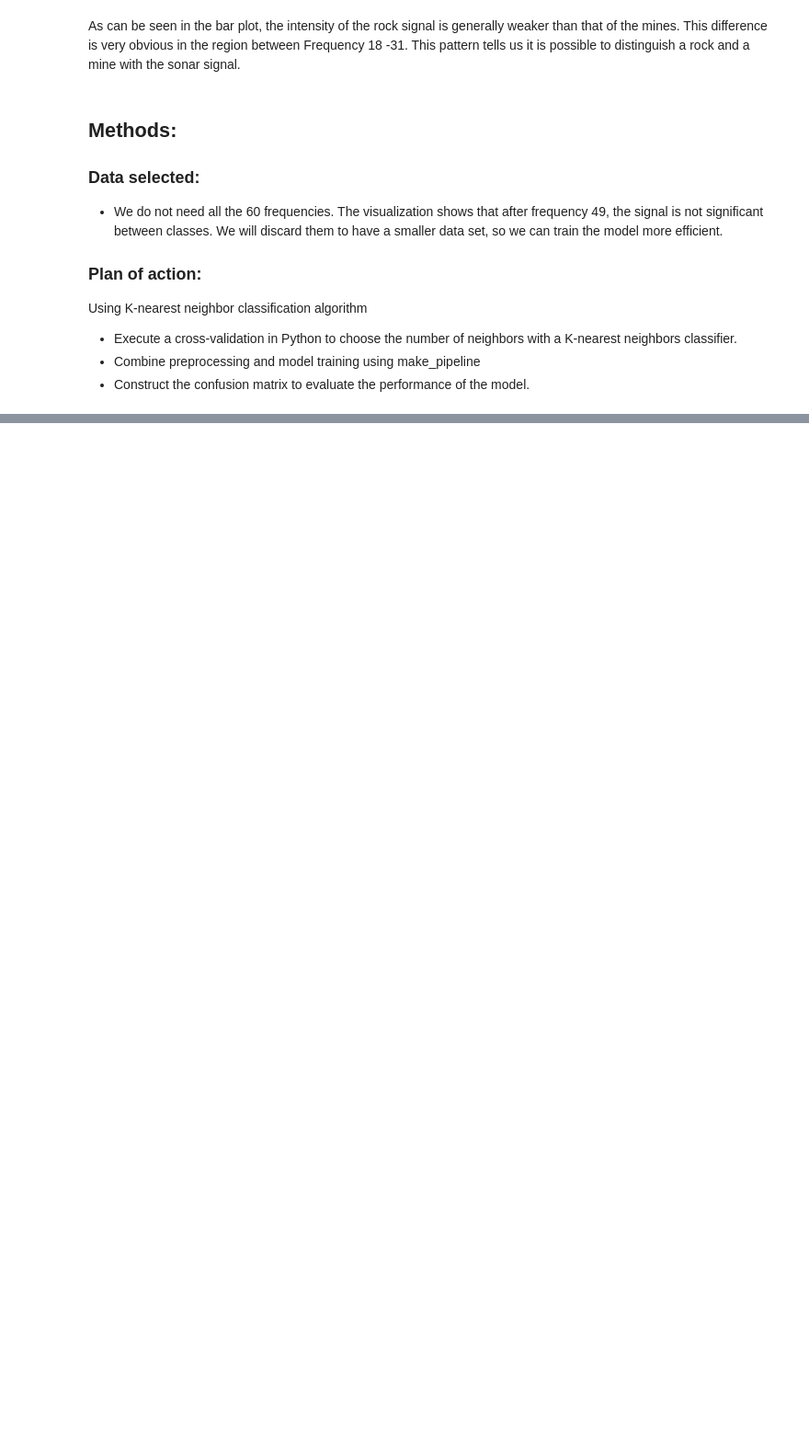
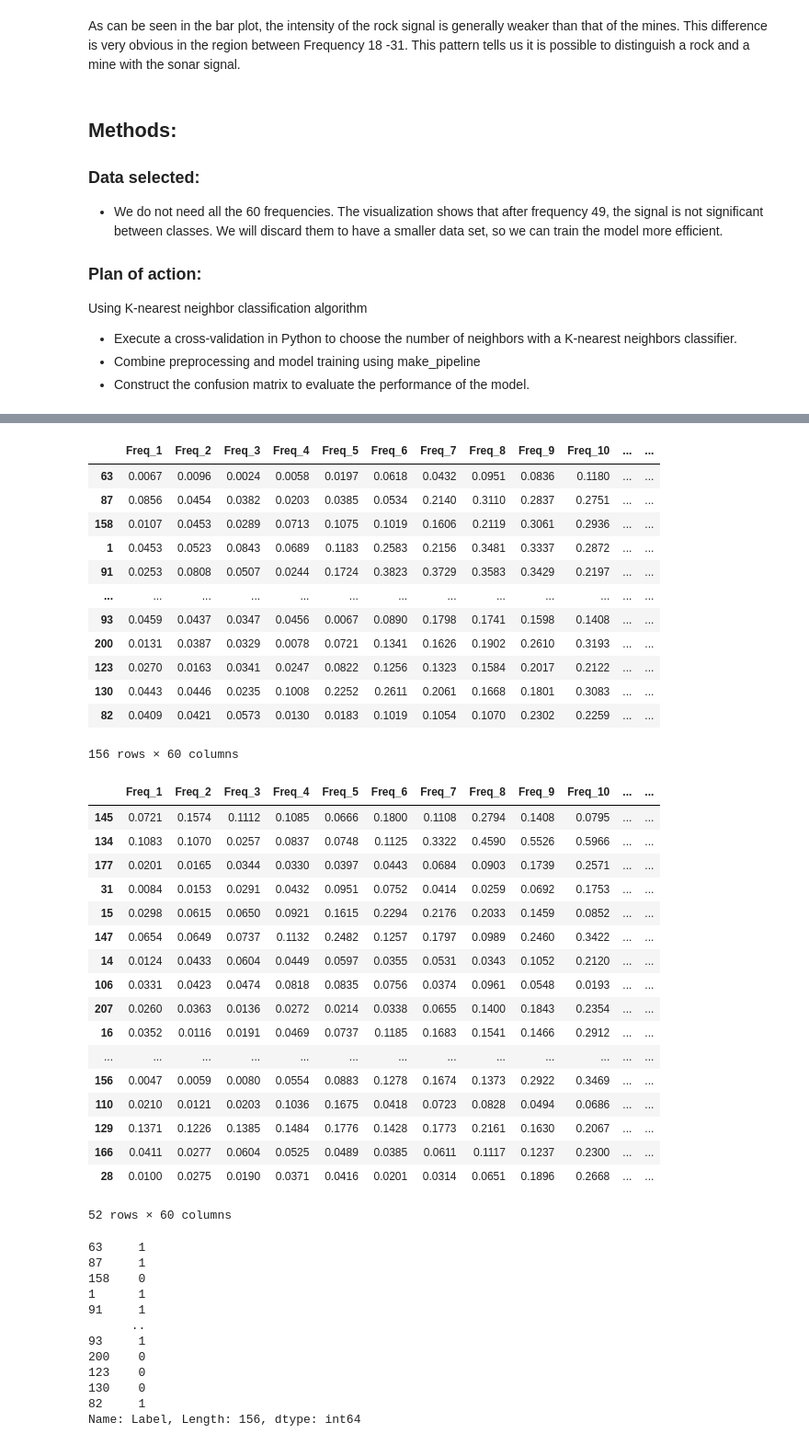
Before and after one commit to OminiCarlos/DSCI100_Group_14_Proposal_Mine_Finder, a Jupyter notebook: Mine_Finder (1).ipynb, the cells around one changed output, grey strips where cells are left out. Shown at 92% size. Cells and saved outputs as stored; diff of their text form; code cells hidden in the pictures; blank space fills up the shorter version.

```diff
--- a/Mine_Finder (1).ipynb
+++ b/Mine_Finder (1).ipynb
@@ -210,0 +198,49 @@ sonar_acc
+# %%
+# Split the data into training and testing sets
+np.random.seed(2023)
+X_train, X_test, y_train, y_test = train_test_split(X, y, test_size=0.25, stratify=y, random_state=1024)
+display (X_train, X_test, y_train, y_test)
+# %% [output]
+|  | Freq_1 | Freq_2 | Freq_3 | Freq_4 | Freq_5 | Freq_6 | Freq_7 | Freq_8 | Freq_9 | Freq_10 | ... | ... |
+| 63 | 0.0067 | 0.0096 | 0.0024 | 0.0058 | 0.0197 | 0.0618 | 0.0432 | 0.0951 | 0.0836 | 0.1180 | ... | ... |
+| 87 | 0.0856 | 0.0454 | 0.0382 | 0.0203 | 0.0385 | 0.0534 | 0.2140 | 0.3110 | 0.2837 | 0.2751 | ... | ... |
+| 158 | 0.0107 | 0.0453 | 0.0289 | 0.0713 | 0.1075 | 0.1019 | 0.1606 | 0.2119 | 0.3061 | 0.2936 | ... | ... |
+| 1 | 0.0453 | 0.0523 | 0.0843 | 0.0689 | 0.1183 | 0.2583 | 0.2156 | 0.3481 | 0.3337 | 0.2872 | ... | ... |
+| 91 | 0.0253 | 0.0808 | 0.0507 | 0.0244 | 0.1724 | 0.3823 | 0.3729 | 0.3583 | 0.3429 | 0.2197 | ... | ... |
+| ... | ... | ... | ... | ... | ... | ... | ... | ... | ... | ... | ... | ... |
+| 93 | 0.0459 | 0.0437 | 0.0347 | 0.0456 | 0.0067 | 0.0890 | 0.1798 | 0.1741 | 0.1598 | 0.1408 | ... | ... |
+| 200 | 0.0131 | 0.0387 | 0.0329 | 0.0078 | 0.0721 | 0.1341 | 0.1626 | 0.1902 | 0.2610 | 0.3193 | ... | ... |
+| 123 | 0.0270 | 0.0163 | 0.0341 | 0.0247 | 0.0822 | 0.1256 | 0.1323 | 0.1584 | 0.2017 | 0.2122 | ... | ... |
+| 130 | 0.0443 | 0.0446 | 0.0235 | 0.1008 | 0.2252 | 0.2611 | 0.2061 | 0.1668 | 0.1801 | 0.3083 | ... | ... |
+| 82 | 0.0409 | 0.0421 | 0.0573 | 0.0130 | 0.0183 | 0.1019 | 0.1054 | 0.1070 | 0.2302 | 0.2259 | ... | ... |
+156 rows × 60 columns
+|  | Freq_1 | Freq_2 | Freq_3 | Freq_4 | Freq_5 | Freq_6 | Freq_7 | Freq_8 | Freq_9 | Freq_10 | ... | ... |
+| 145 | 0.0721 | 0.1574 | 0.1112 | 0.1085 | 0.0666 | 0.1800 | 0.1108 | 0.2794 | 0.1408 | 0.0795 | ... | ... |
+| 134 | 0.1083 | 0.1070 | 0.0257 | 0.0837 | 0.0748 | 0.1125 | 0.3322 | 0.4590 | 0.5526 | 0.5966 | ... | ... |
+| 177 | 0.0201 | 0.0165 | 0.0344 | 0.0330 | 0.0397 | 0.0443 | 0.0684 | 0.0903 | 0.1739 | 0.2571 | ... | ... |
+| 31 | 0.0084 | 0.0153 | 0.0291 | 0.0432 | 0.0951 | 0.0752 | 0.0414 | 0.0259 | 0.0692 | 0.1753 | ... | ... |
+| 15 | 0.0298 | 0.0615 | 0.0650 | 0.0921 | 0.1615 | 0.2294 | 0.2176 | 0.2033 | 0.1459 | 0.0852 | ... | ... |
+| 147 | 0.0654 | 0.0649 | 0.0737 | 0.1132 | 0.2482 | 0.1257 | 0.1797 | 0.0989 | 0.2460 | 0.3422 | ... | ... |
+| 14 | 0.0124 | 0.0433 | 0.0604 | 0.0449 | 0.0597 | 0.0355 | 0.0531 | 0.0343 | 0.1052 | 0.2120 | ... | ... |
+| 106 | 0.0331 | 0.0423 | 0.0474 | 0.0818 | 0.0835 | 0.0756 | 0.0374 | 0.0961 | 0.0548 | 0.0193 | ... | ... |
+| 207 | 0.0260 | 0.0363 | 0.0136 | 0.0272 | 0.0214 | 0.0338 | 0.0655 | 0.1400 | 0.1843 | 0.2354 | ... | ... |
+| 16 | 0.0352 | 0.0116 | 0.0191 | 0.0469 | 0.0737 | 0.1185 | 0.1683 | 0.1541 | 0.1466 | 0.2912 | ... | ... |
+| ... | ... | ... | ... | ... | ... | ... | ... | ... | ... | ... | ... | ... |
+| 156 | 0.0047 | 0.0059 | 0.0080 | 0.0554 | 0.0883 | 0.1278 | 0.1674 | 0.1373 | 0.2922 | 0.3469 | ... | ... |
+| 110 | 0.0210 | 0.0121 | 0.0203 | 0.1036 | 0.1675 | 0.0418 | 0.0723 | 0.0828 | 0.0494 | 0.0686 | ... | ... |
+| 129 | 0.1371 | 0.1226 | 0.1385 | 0.1484 | 0.1776 | 0.1428 | 0.1773 | 0.2161 | 0.1630 | 0.2067 | ... | ... |
+| 166 | 0.0411 | 0.0277 | 0.0604 | 0.0525 | 0.0489 | 0.0385 | 0.0611 | 0.1117 | 0.1237 | 0.2300 | ... | ... |
+| 28 | 0.0100 | 0.0275 | 0.0190 | 0.0371 | 0.0416 | 0.0201 | 0.0314 | 0.0651 | 0.1896 | 0.2668 | ... | ... |
+52 rows × 60 columns
+63     1
+87     1
+158    0
+1      1
+91     1
+      ..
+93     1
+200    0
+123    0
+130    0
+82     1
+Name: Label, Length: 156, dtype: int64
```
Also changed, not shown: parts of 23 cells of this notebook.
